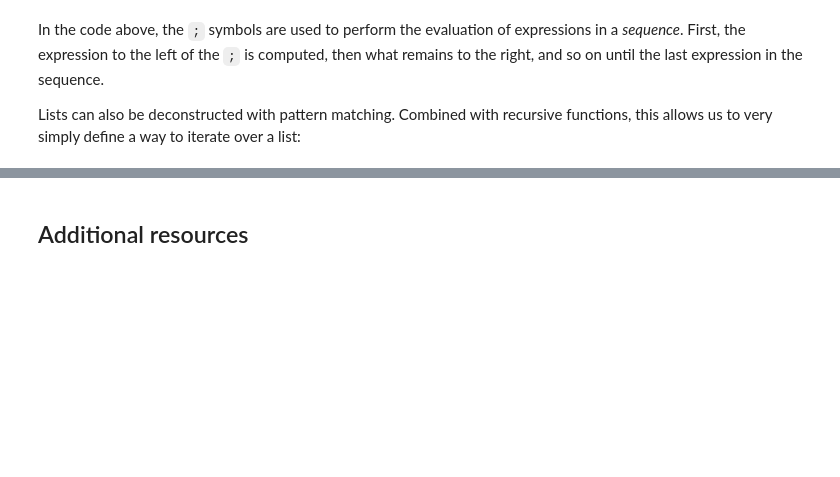
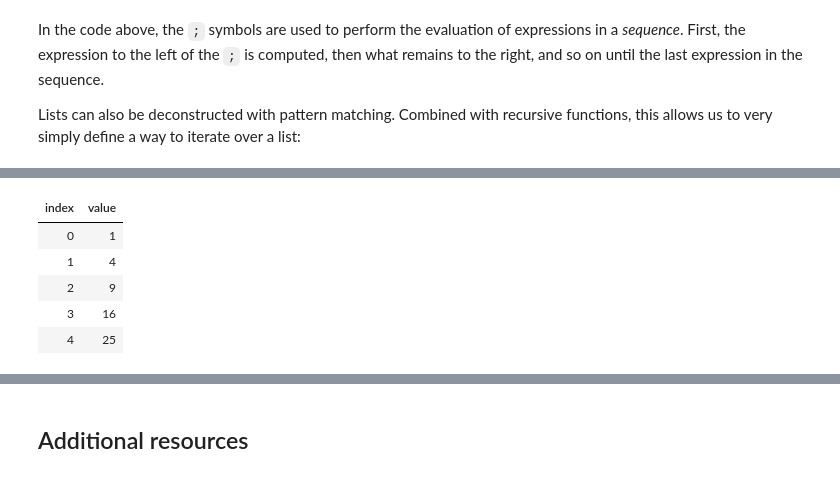
Before and after one commit to coetaur0/FormalMethods, a Jupyter notebook: Exercises/Exercise1/FSharpIntro.ipynb, the cells around one changed output, grey strips where cells are left out. Drawn from its saved outputs; the diff is of its cells as text; code cells hidden in the pictures; blank space fills up the shorter version.

```diff
--- a/Exercises/Exercise1/FSharpIntro.ipynb
+++ b/Exercises/Exercise1/FSharpIntro.ipynb
@@ -470,0 +529,11 @@ We will see later that there are even simpler ways to interact with collections
+# %%
+let numbers = [1; 2; 3; 4; 5]
+
+List.map (fun x -> x * x) numbers
+# %% [output]
+| index | value |
+| 0 | 1 |
+| 1 | 4 |
+| 2 | 9 |
+| 3 | 16 |
+| 4 | 25 |
```
Also changed, not shown: parts of 22 cells of this notebook.
